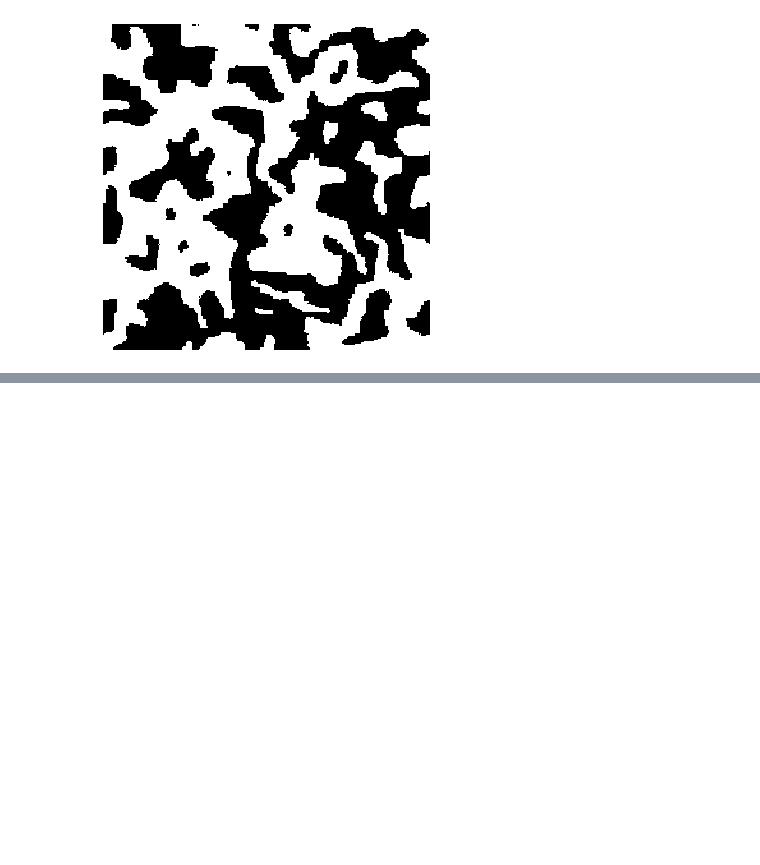
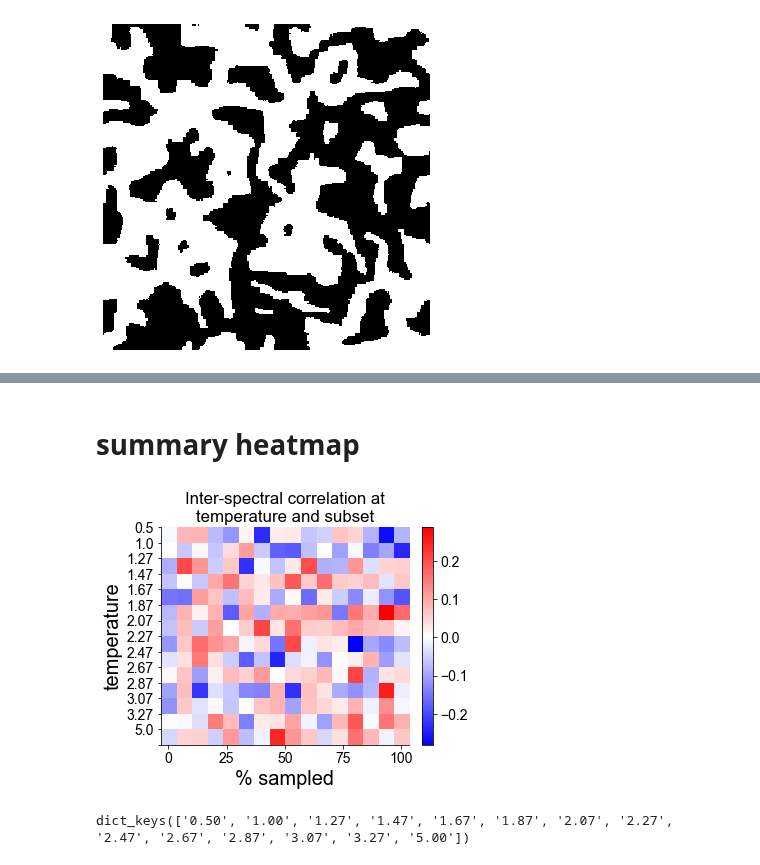
Before and after one commit to voytekresearch/galaxybrain, a Jupyter notebook: notebooks/IsingSimulation.ipynb, the cells around one changed output, grey strips where cells are left out. Cells and saved outputs as stored; diff of their text form; code cells hidden in the pictures; blank space fills up the shorter version.

```diff
--- a/notebooks/IsingSimulation.ipynb
+++ b/notebooks/IsingSimulation.ipynb
@@ -73,0 +114,15 @@ x= ising.metro_ising(N=256,T=0.1,runtime=500,plot='static')
+# %% [markdown]
+# summary heatmap
+# %%
+corr_mat = [sim_data[temp]['data']['pearson_corr'].mean(0) for temp in sim_data.keys()]
+plt.imshow(corr_mat, 'bwr')
+plt.xticks(ticks=np.linspace(0,15,5) , labels= np.linspace(0,100,5,dtype=int))#subset_sizes/max(subset_sizes))
+plt.yticks(ticks=np.arange(-0.5,14), labels=list(map(float, sim_data.keys())))
+plt.colorbar(fraction=0.046, pad=0.04)
+pltlabel('Inter-spectral correlation at\ntemperature and subset', '% sampled','temperature', size=20)
+# %% [output]
+[figure, added]
+# %%
+sim_data.keys()
+# %% [output]
+dict_keys(['0.50', '1.00', '1.27', '1.47', '1.67', '1.87', '2.07', '2.27', '2.47', '2.67', '2.87', '3.07', '3.27', '5.00'])
```
Also changed, not shown: parts of 6 cells of this notebook, 8 other files.
